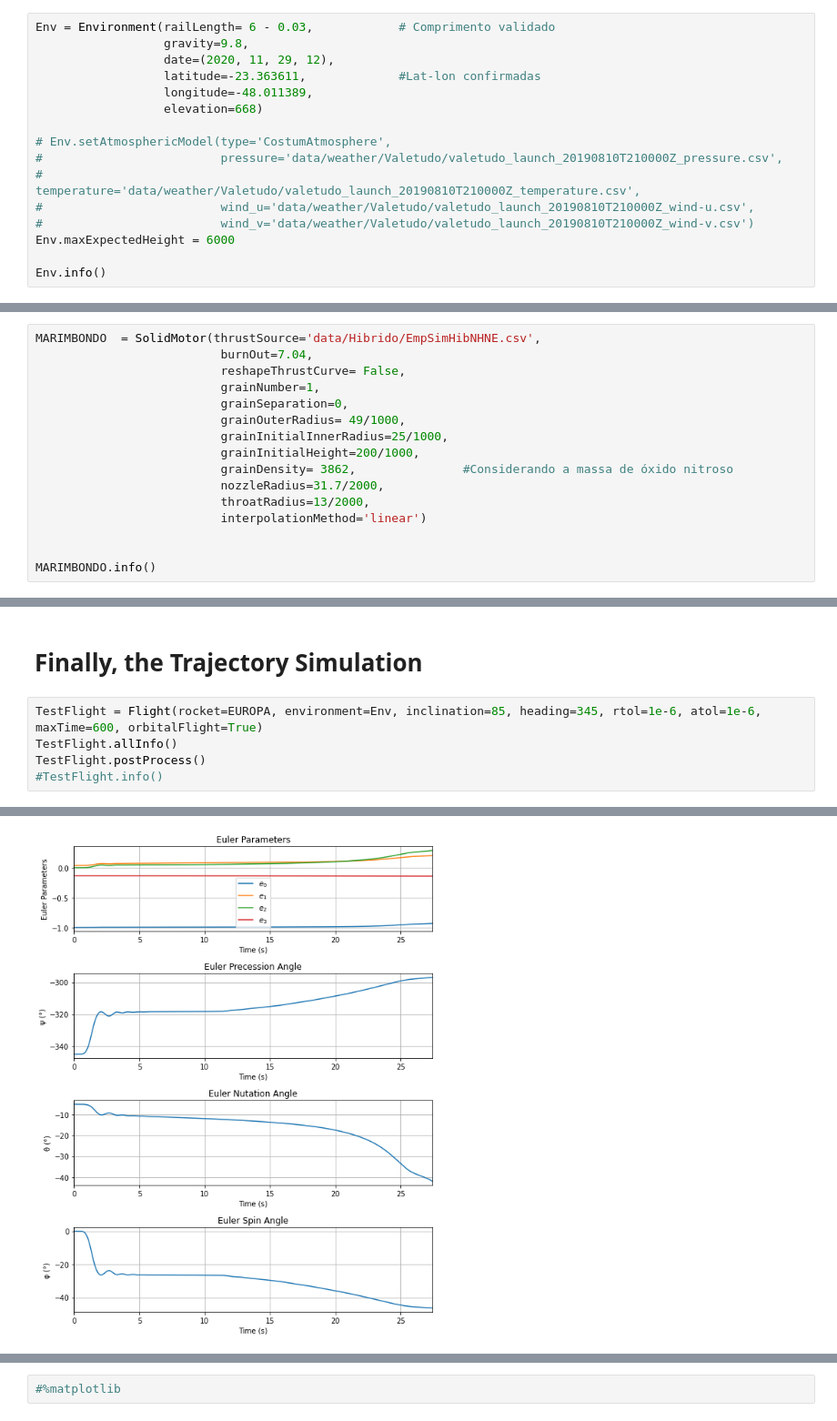
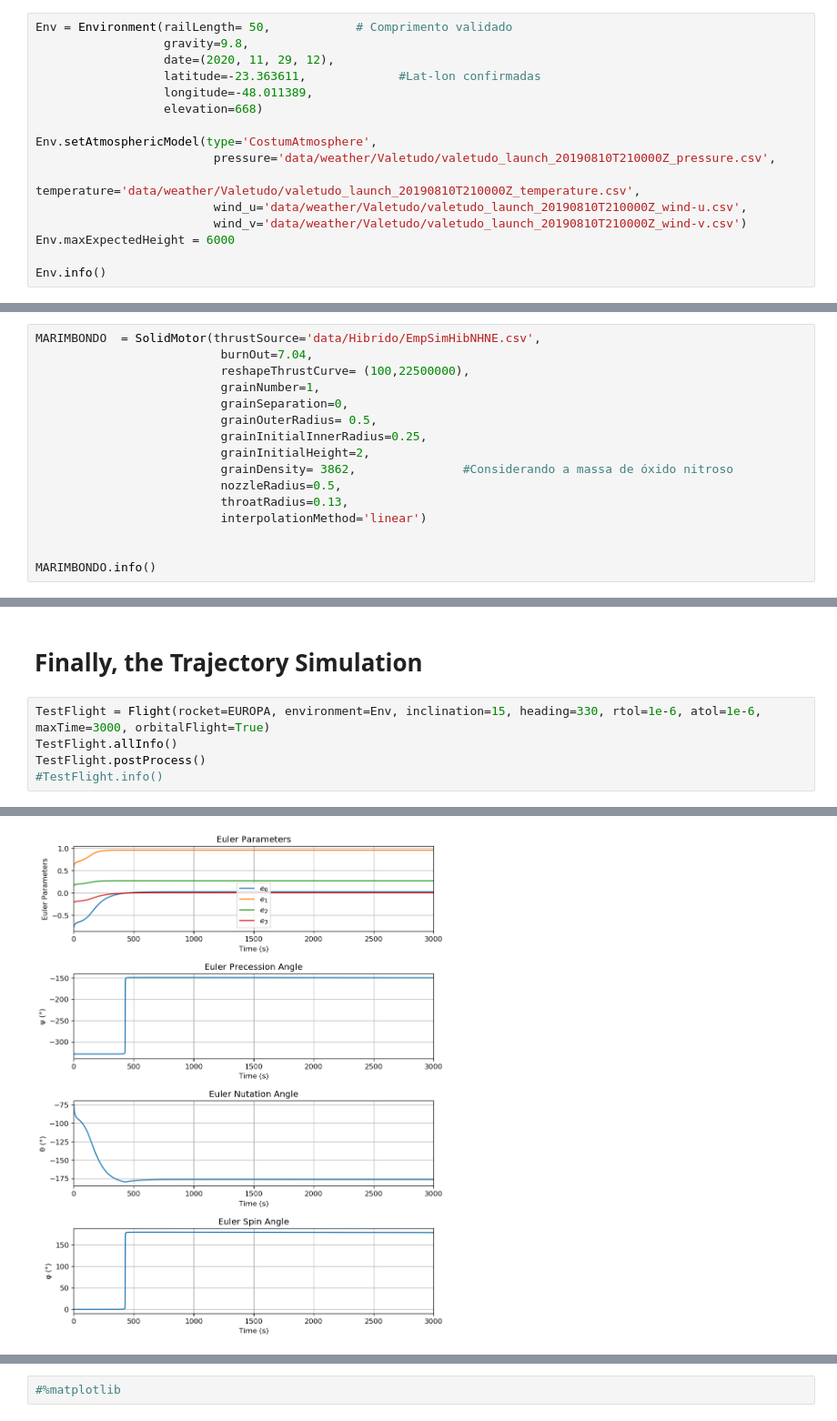
Before and after one commit to brunosorban/RocketPy, a Jupyter notebook: Europa Hibrido Flight Simulation.ipynb, the cells around one changed output, grey strips where cells are left out. Shown at 91% size. Drawn from its saved outputs; the diff is of its cells as text.

Commit message:
OrbitalGravity

```diff
--- a/Europa Hibrido Flight Simulation.ipynb
+++ b/Europa Hibrido Flight Simulation.ipynb
@@ -26,18 +29,18 @@ mpl.rcParams['figure.titlesize'] = 'medium'
 # %%
 #help(Environment)
 # %%
-Env = Environment(railLength= 6 - 0.03,            # Comprimento validado
+Env = Environment(railLength= 50,            # Comprimento validado
                   gravity=9.8,
                   date=(2020, 11, 29, 12),
                   latitude=-23.363611,             #Lat-lon confirmadas
                   longitude=-48.011389,
                   elevation=668)
 
-# Env.setAtmosphericModel(type='CostumAtmosphere',
-#                         pressure='data/weather/Valetudo/valetudo_launch_20190810T210000Z_pressure.csv',
-#                         temperature='data/weather/Valetudo/valetudo_launch_20190810T210000Z_temperature.csv',
-#                         wind_u='data/weather/Valetudo/valetudo_launch_20190810T210000Z_wind-u.csv',
-#                         wind_v='data/weather/Valetudo/valetudo_launch_20190810T210000Z_wind-v.csv')
+Env.setAtmosphericModel(type='CostumAtmosphere',
+                         pressure='data/weather/Valetudo/valetudo_launch_20190810T210000Z_pressure.csv',
+                         temperature='data/weather/Valetudo/valetudo_launch_20190810T210000Z_temperature.csv',
+                         wind_u='data/weather/Valetudo/valetudo_launch_20190810T210000Z_wind-u.csv',
+                         wind_v='data/weather/Valetudo/valetudo_launch_20190810T210000Z_wind-v.csv')
 Env.maxExpectedHeight = 6000
 
 Env.info()
@@ -65,15 +68,15 @@ Atmospheric Model Plots
 # %%
 MARIMBONDO  = SolidMotor(thrustSource='data/Hibrido/EmpSimHibNHNE.csv',
                           burnOut=7.04,
-                          reshapeThrustCurve= False,
+                          reshapeThrustCurve= (100,22500000),
                           grainNumber=1,
                           grainSeparation=0,
-                          grainOuterRadius= 49/1000,
-                          grainInitialInnerRadius=25/1000,
-                          grainInitialHeight=200/1000,
+                          grainOuterRadius= 0.5,
+                          grainInitialInnerRadius=0.25,
+                          grainInitialHeight=2,
                           grainDensity= 3862,               #Considerando a massa de óxido nitroso
-                          nozzleRadius=31.7/2000,
-                          throatRadius=13/2000,
+                          nozzleRadius=0.5,
+                          throatRadius=0.13,
                           interpolationMethod='linear')
 
 
@@ -196,7 +198,7 @@ Aerodynamics Plots
 # %% [markdown]
 # Finally, the Trajectory Simulation
 # %%
-TestFlight = Flight(rocket=EUROPA, environment=Env, inclination=85, heading=345, rtol=1e-6, atol=1e-6, maxTime=600, orbitalFlight=True)
+TestFlight = Flight(rocket=EUROPA, environment=Env, inclination=15, heading=330, rtol=1e-6, atol=1e-6, maxTime=3000, orbitalFlight=True)
 TestFlight.allInfo()
 TestFlight.postProcess()
 #TestFlight.info()
@@ -226,3 +228,3 @@ Angular Position Plots
 Path, Attitude and Lateral Attitude Angle plots
-[figure, old version]
+[figure, new version]
 Trajectory Angular Velocity and Acceleration Plots
```
Also changed, not shown: parts of 6 cells of this notebook, 1 other file.
